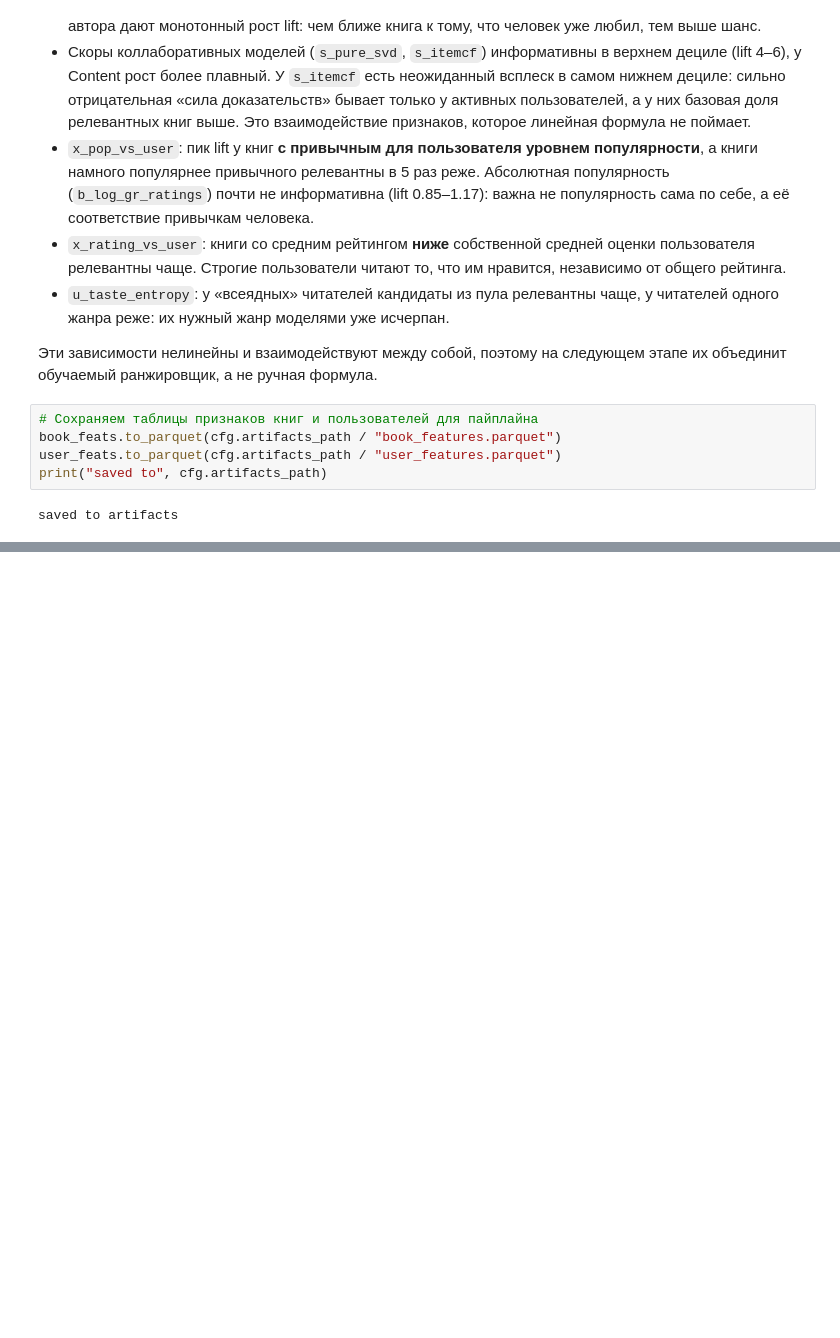
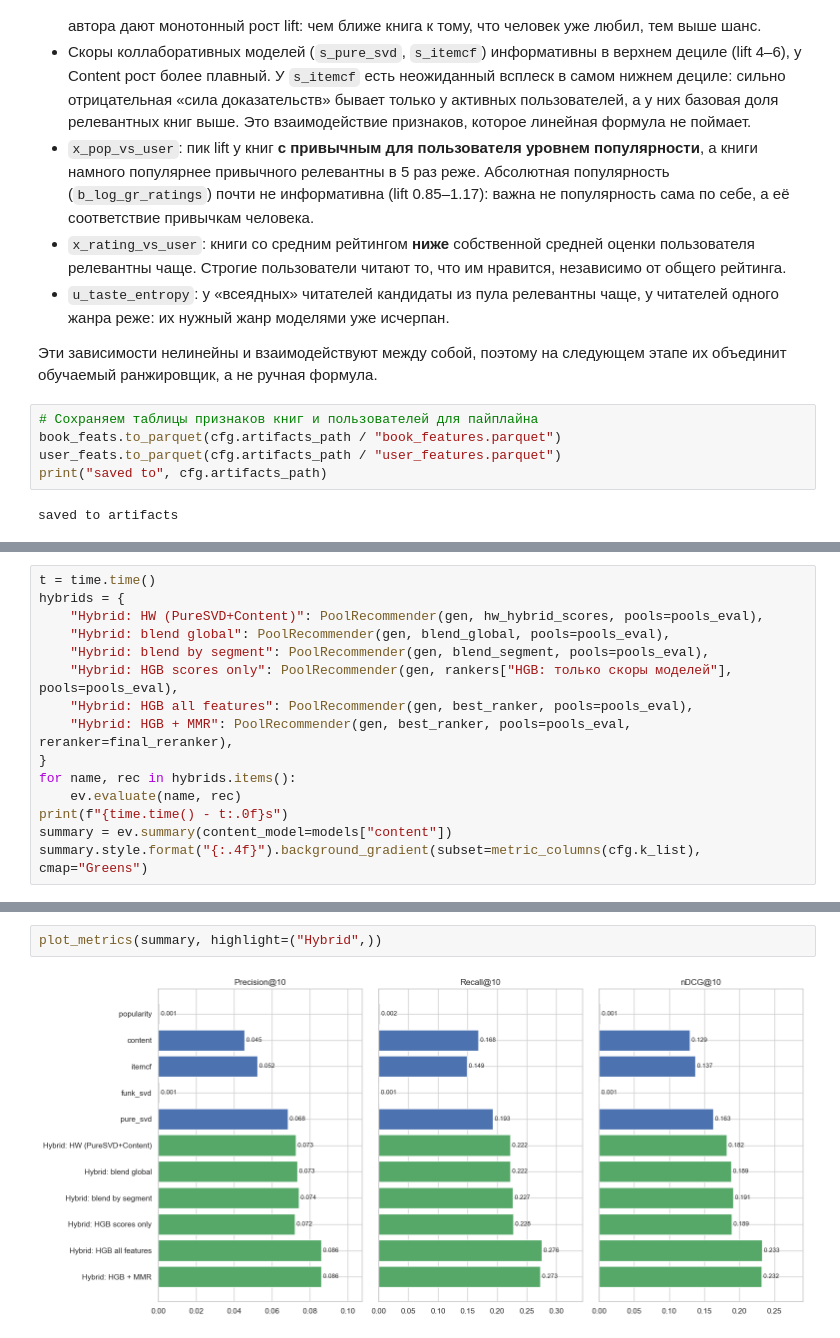
Before and after one commit to IvanYakov200/Final-Project-Book-recommendation-service, a Jupyter notebook: final_project.ipynb, the cells around one changed output, grey strips where cells are left out. Cells and saved outputs as stored; diff of their text form; blank space fills up the shorter version.

```diff
--- a/final_project.ipynb
+++ b/final_project.ipynb
@@ -374,0 +662,15 @@ saved to artifacts
+# %%
+t = time.time()
+hybrids = {
+    "Hybrid: HW (PureSVD+Content)": PoolRecommender(gen, hw_hybrid_scores, pools=pools_eval),
+    "Hybrid: blend global": PoolRecommender(gen, blend_global, pools=pools_eval),
+    "Hybrid: blend by segment": PoolRecommender(gen, blend_segment, pools=pools_eval),
+    "Hybrid: HGB scores only": PoolRecommender(gen, rankers["HGB: только скоры моделей"], pools=pools_eval),
+    "Hybrid: HGB all features": PoolRecommender(gen, best_ranker, pools=pools_eval),
+    "Hybrid: HGB + MMR": PoolRecommender(gen, best_ranker, pools=pools_eval, reranker=final_reranker),
+}
+for name, rec in hybrids.items():
+    ev.evaluate(name, rec)
+print(f"{time.time() - t:.0f}s")
+summary = ev.summary(content_model=models["content"])
+summary.style.format("{:.4f}").background_gradient(subset=metric_columns(cfg.k_list), cmap="Greens")
@@ -374,0 +698,4 @@ saved to artifacts
+# %%
+plot_metrics(summary, highlight=("Hybrid",))
+# %% [output]
+[figure, added]
```
Also changed, not shown: parts of 48 cells of this notebook, 11 other files.
